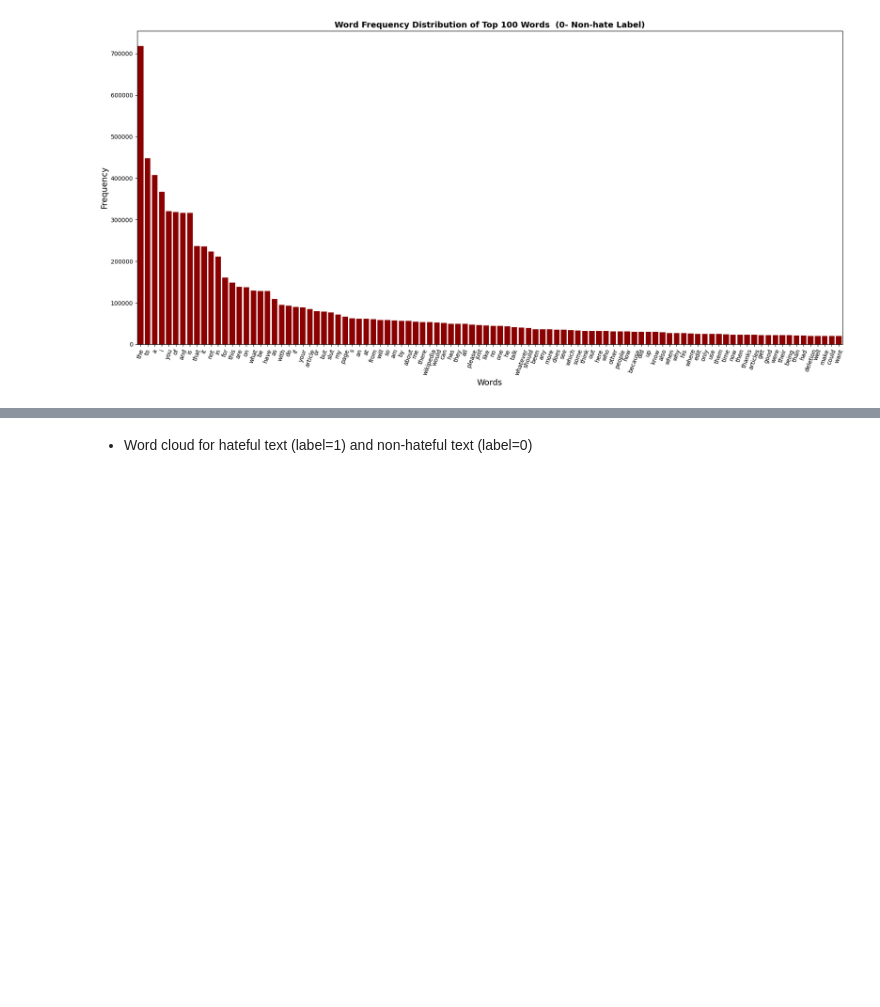
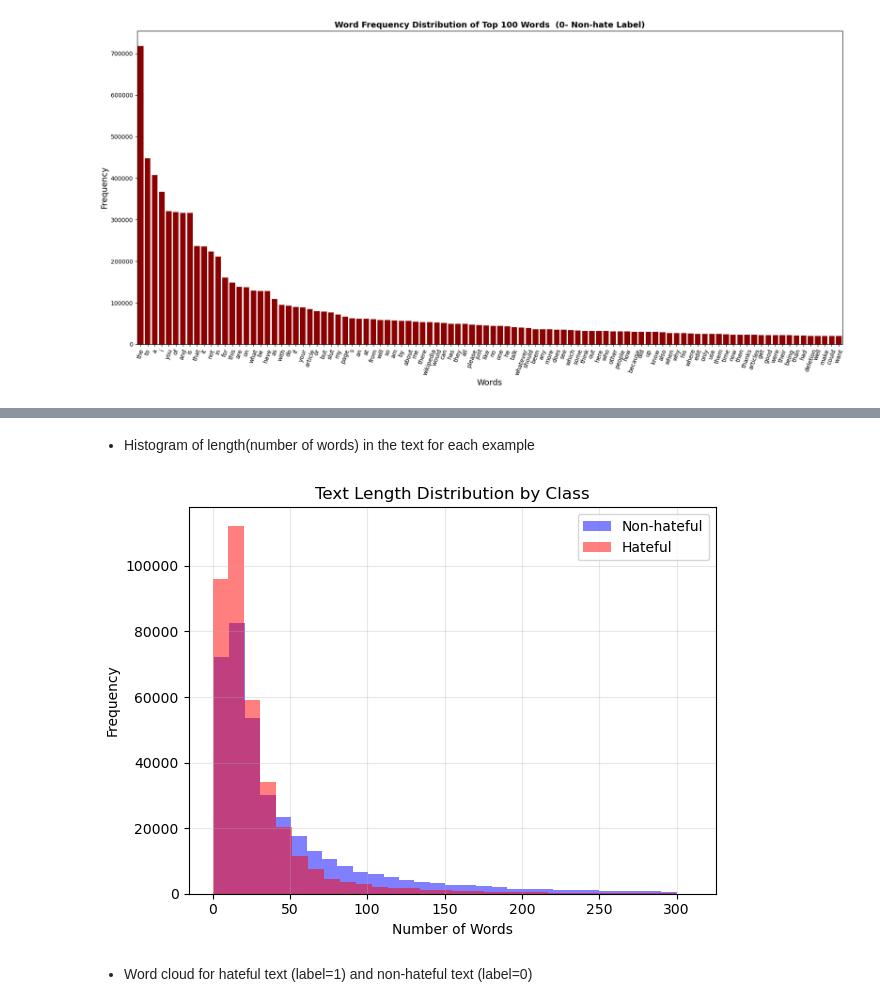
Before and after one commit to IvanYeung0610/Hate-Speech-Detection, a Jupyter notebook: KNN.ipynb, the cells around one changed output, grey strips where cells are left out. Saved outputs shown, nothing was run; the diff lists cells and outputs as text; code cells hidden in the pictures; blank space fills up the shorter version.

```diff
--- a/KNN.ipynb
+++ b/KNN.ipynb
@@ -162,3 +180,25 @@ plt.show()
+# %% [markdown]
+* Histogram of length(number of words) in the text for each example
+# %%
+df['text_length'] = df['Content'].apply(lambda x: len(x.split()))
+
+
+plt.hist(df[df['Label']==0]['text_length'], bins=30, alpha=0.5,
+             label='Non-hateful', color='blue')
+plt.hist(df[df['Label']==1]['text_length'], bins=30, alpha=0.5,
+             label='Hateful', color='red')
+plt.xlabel('Number of Words')
+plt.ylabel('Frequency')
+plt.title('Text Length Distribution by Class')
+plt.legend()
+plt.grid(True, alpha=0.3)
+
+
+
+plt.tight_layout()
+plt.show()
+# %% [output]
+[figure, added]
 # %% [markdown]
 * Word cloud for hateful text (label=1) and non-hateful text (label=0)
 # %%
```
Also changed, not shown: parts of 8 cells of this notebook.
